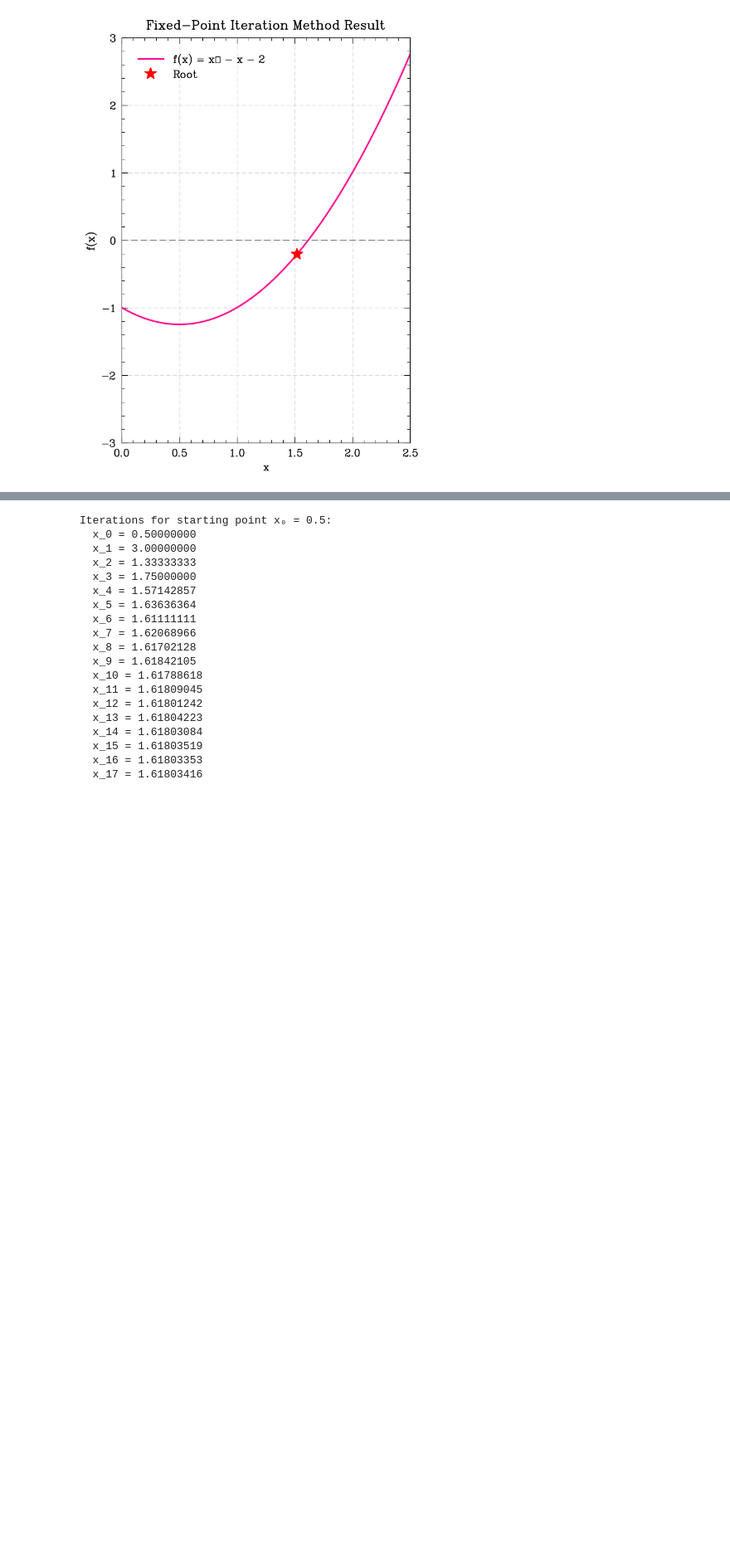
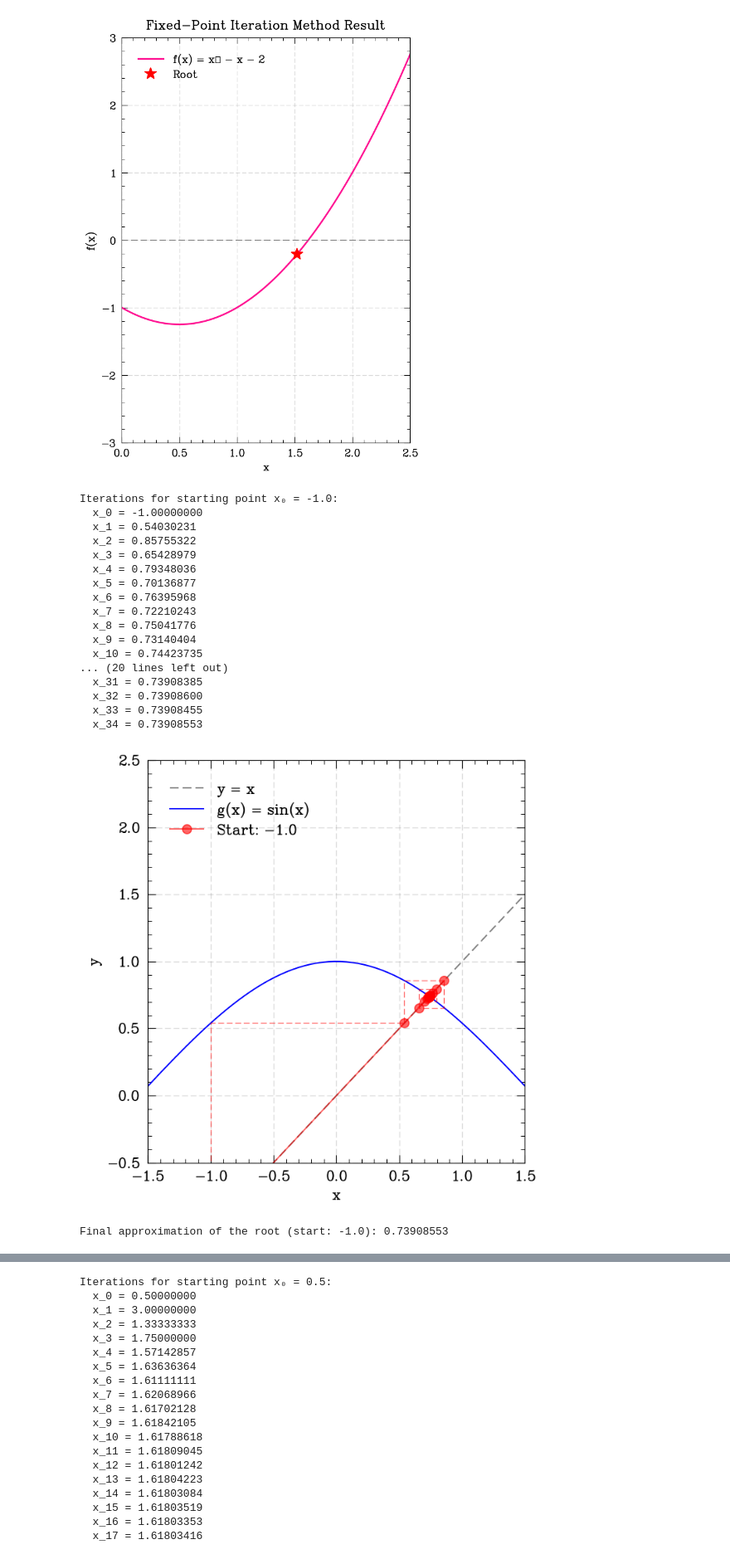
Before and after one commit to catastropiyush/coursework-notebooks, a Jupyter notebook: Numerical_methods_class.ipynb, the cells around one changed output, grey strips where cells are left out. Shown at 83% size. Saved outputs shown, nothing was run; the diff lists cells and outputs as text; code cells hidden in the pictures; blank space fills up the shorter version.

```diff
--- a/Numerical_methods_class.ipynb
+++ b/Numerical_methods_class.ipynb
@@ -487,3 +489,78 @@ Number of iterations: 7
+# %%
+def f(x):
+    return x
+
+def g(x):
+    return np.cos(x)
+
+def fixed_point_iteration(x0, tol=1e-6, max_iter=50):
+    x = x0
+    iterations = [x]
+    for i in range(max_iter):
+        x_new = g(x)
+        iterations.append(x_new)
+        if abs(x_new - x) < tol:
+            return iterations
+        x = x_new
+    return iterations
+
+starting_points = [-1.0]
+
+fig, ax = plt.subplots(figsize=(6,6))
+
+x = np.linspace(-np.pi, 2*np.pi, 200)
+ax.plot(x, f(x), 'k--', label='y = x', alpha=0.5)
+ax.plot(x, g(x), 'b-', label='g(x) = sin(x)')
+
+colors = ['r', 'm', 'c']
+for x0, color in zip(starting_points, colors):
+    iterations = fixed_point_iteration(x0)
+
+    print(f"\nIterations for starting point x₀ = {x0}:")
+    for i, x in enumerate(iterations):
+        print(f"  x_{i} = {x:.8f}")
+
+    ax.plot(iterations, iterations, f'{color}o-', alpha=0.6,
+            label=f'Start: {x0}')
+
+    for i in range(len(iterations) - 1):
+        ax.plot([iterations[i], iterations[i], iterations[i+1]],
+                [iterations[i], g(iterations[i]), g(iterations[i])],
+                f'{color}--', linewidth=0.8, alpha=0.6)
+
+ax.set_xlabel('x')
+ax.set_ylabel('y')
+ax.legend(loc='upper left')
+ax.grid(True, alpha=0.3)
+ax.set_xlim(-1.5,1.5)
+ax.set_ylim(-0.5, 2.5)
+
+plt.tight_layout()
+plt.show()
+
+for x0 in starting_points:
+    iterations = fixed_point_iteration(x0)
+    print(f"\nFinal approximation of the root (start: {x0}): {iterations[-1]:.8f}")
+# %% [output]
+Iterations for starting point x₀ = -1.0:
+  x_0 = -1.00000000
+  x_1 = 0.54030231
+  x_2 = 0.85755322
+  x_3 = 0.65428979
+  x_4 = 0.79348036
+  x_5 = 0.70136877
+  x_6 = 0.76395968
+  x_7 = 0.72210243
+  x_8 = 0.75041776
+  x_9 = 0.73140404
+  x_10 = 0.74423735
+... (20 lines left out)
+  x_31 = 0.73908385
+  x_32 = 0.73908600
+  x_33 = 0.73908455
+  x_34 = 0.73908553
+[figure, added]
+Final approximation of the root (start: -1.0): 0.73908553
 # %% [markdown]
 ![image.png](embedded-picture-1)
 # %%
```
Also changed, not shown: parts of 1 cell of this notebook.
